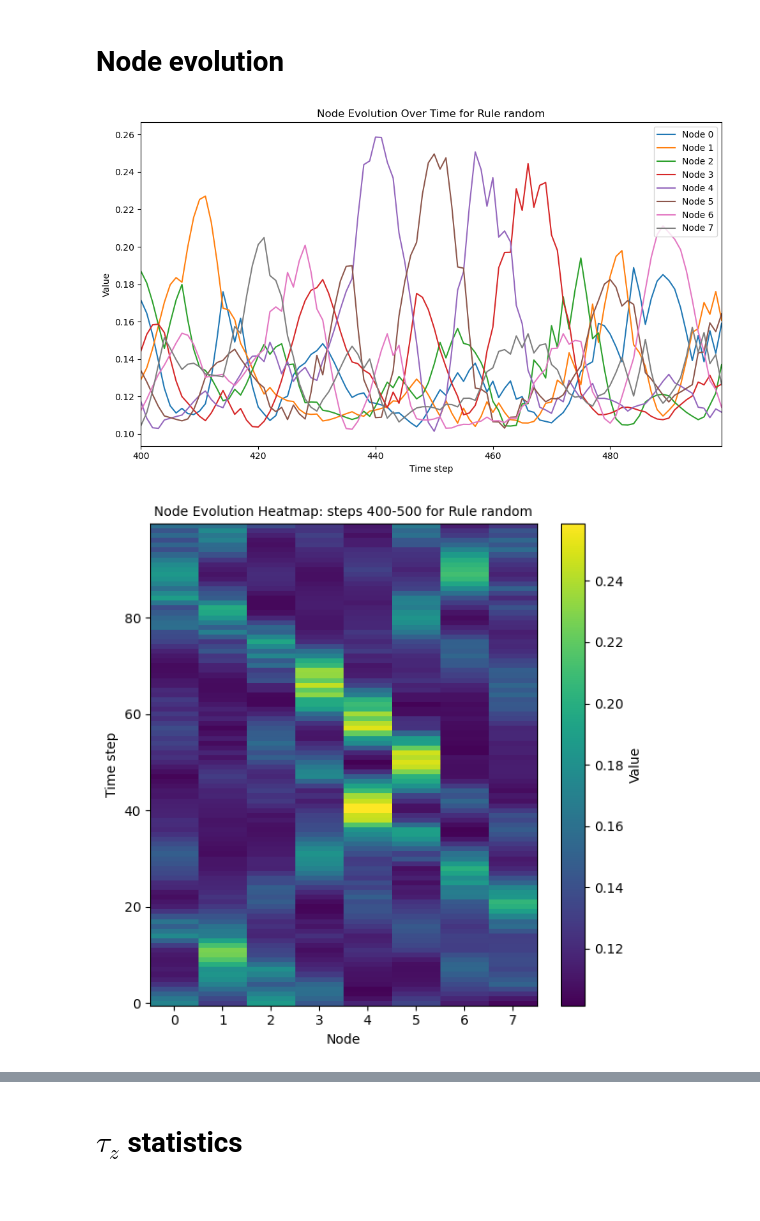
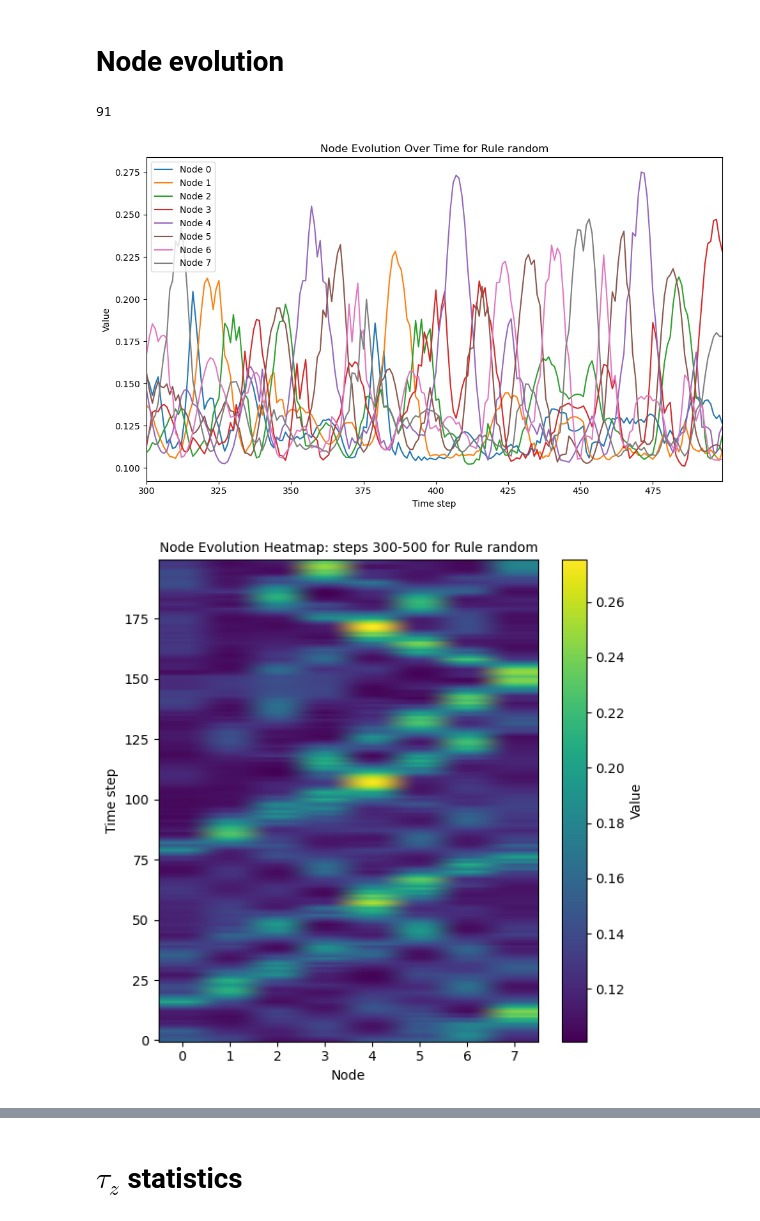
Before and after one commit to UnnatiAkhouri/QuNet, a Jupyter notebook: QuNet_bootcamp_2025/Session_7/NM_evolution.ipynb, the cells around one changed output, grey strips where cells are left out. Saved outputs shown, nothing was run; the diff lists cells and outputs as text; code cells hidden in the pictures.

Commit message:
random for NM comparison

```diff
--- a/QuNet_bootcamp_2025/Session_7/NM_evolution.ipynb
+++ b/QuNet_bootcamp_2025/Session_7/NM_evolution.ipynb
@@ -60,7 +61,6 @@ for unitary_seed in range(num_trials):
     chunk_size = 2
     #random, mimic, greedy, landscape_maximizes, strongest_maximizes
     order_rule_name = "random"
-    num_steps = num_steps
     data = cleo.execute(file_name="random_trial",
                         connectivity=connectivity,
                         order_rule_name=order_rule_name,
@@ -226,7 +226,10 @@ def plot_node_evolution_single_trial(data, steps_range = None, title='.png'):
     plt.show()
 # %%
 rule_name = 'random'
-plot_node_evolution_single_trial(pops_NM_all[rule_name][11], steps_range=(400,500),title=rule_name)
+rand_int = random.randint(0,num_trials)
+print(rand_int)
+plot_node_evolution_single_trial(pops_NM_all[rule_name][rand_int], steps_range=(300,500),title=rule_name)
 # %% [output]
+91
-[figure, old version]
+[figure, new version]
-[figure, old version]
+[figure, new version]
```
Also changed, not shown: parts of 2 cells of this notebook.
